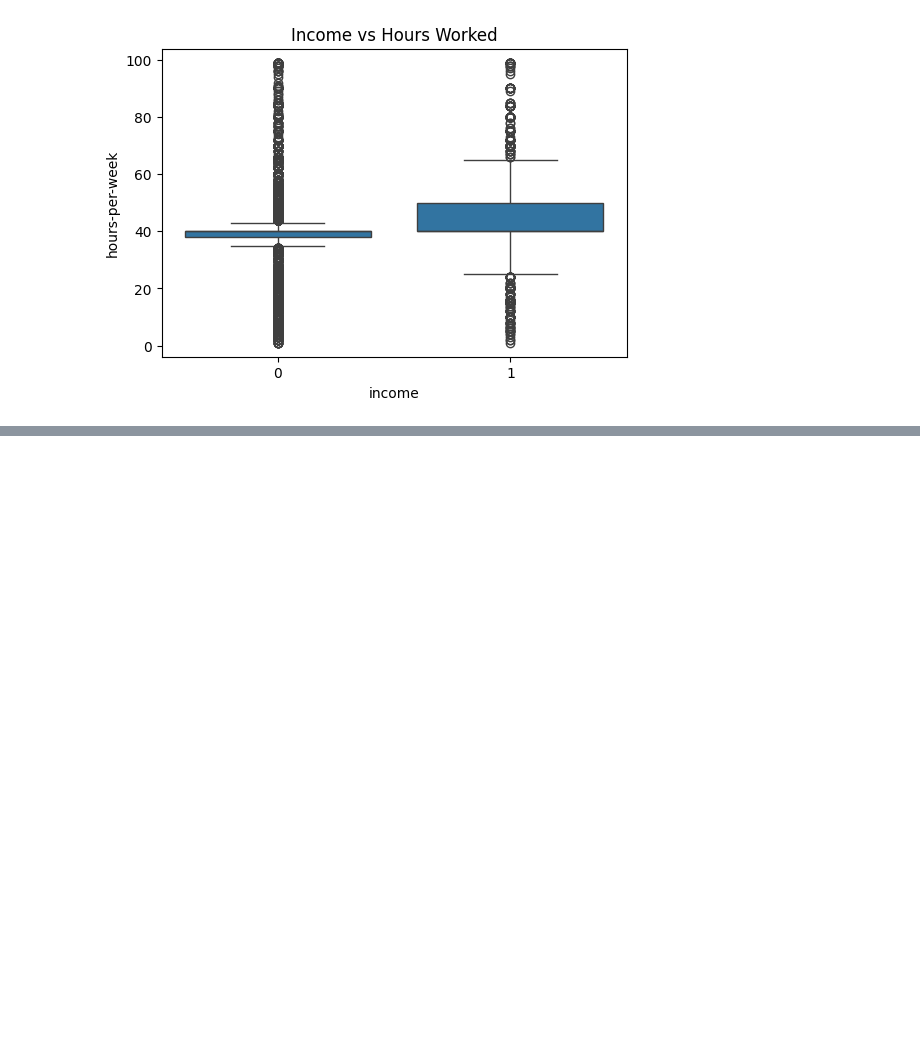
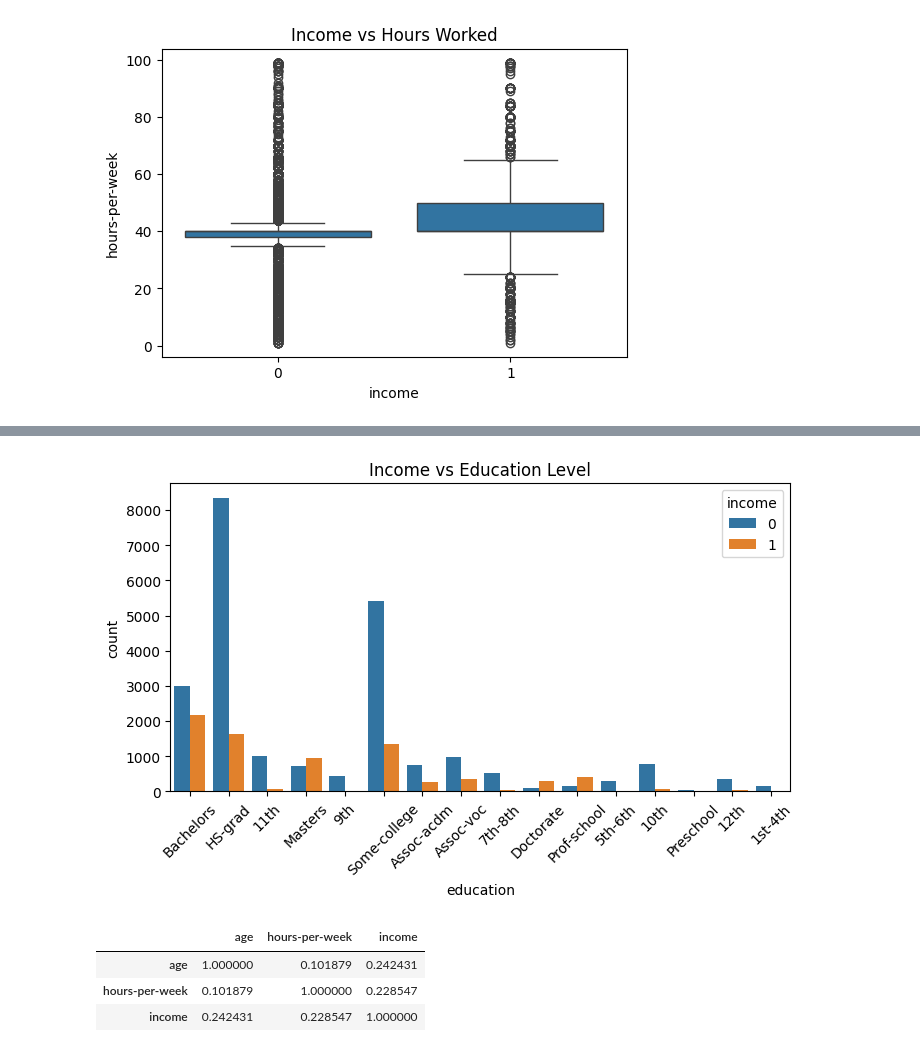
Before and after one commit to shatakshi-tech/adaptive-dp-data-science, a Jupyter notebook: notebook/Adaptive_Differential_Privacy_for_Data_Science.ipynb, the cells around one changed output, grey strips where cells are left out. Saved outputs shown, nothing was run; the diff lists cells and outputs as text; code cells hidden in the pictures; blank space fills up the shorter version.

```diff
--- a/notebook/Adaptive_Differential_Privacy_for_Data_Science.ipynb
+++ b/notebook/Adaptive_Differential_Privacy_for_Data_Science.ipynb
@@ -188,0 +191,16 @@ plt.show()
+# %%
+plt.figure(figsize=(8,4))
+sns.countplot(x='education', hue='income', data=df)
+plt.xticks(rotation=45)
+plt.title("Income vs Education Level")
+plt.savefig("Income vs Education Level.png")
+plt.show()
+# %% [output]
+[figure, added]
+# %%
+df[['age', 'hours-per-week', 'income']].corr()
+# %% [output]
+|  | age | hours-per-week | income |
+| age | 1.000000 | 0.101879 | 0.242431 |
+| hours-per-week | 0.101879 | 1.000000 | 0.228547 |
+| income | 0.242431 | 0.228547 | 1.000000 |
```
Also changed, not shown: parts of 2 cells of this notebook, 2 other files.
